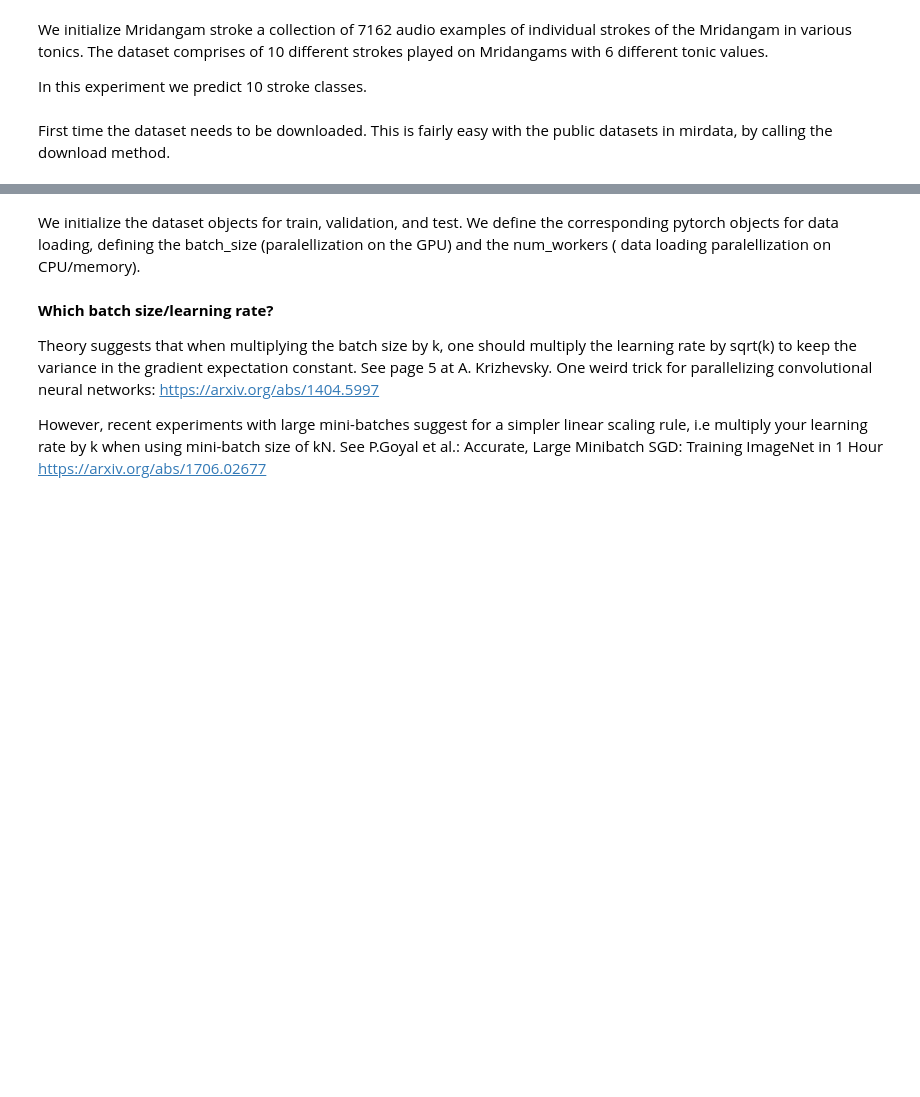
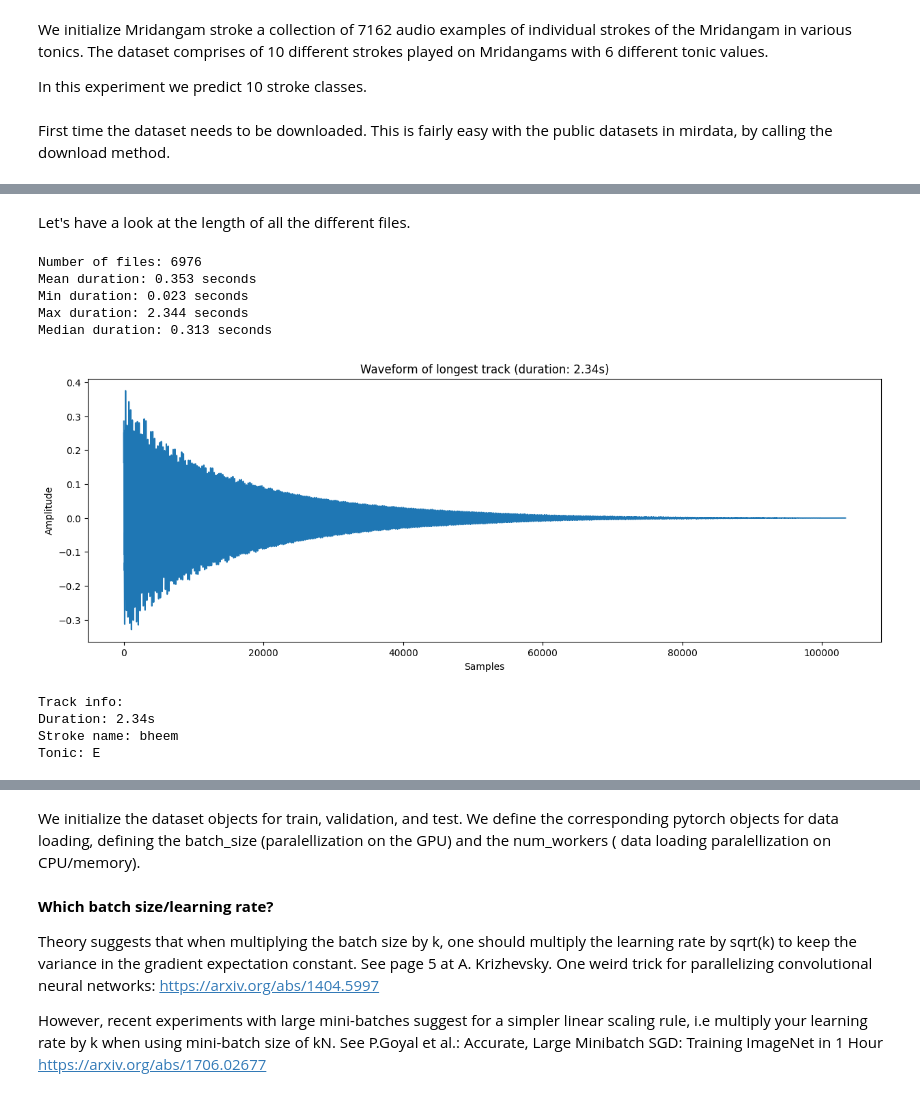
Before and after one commit to mrocamora/mir_course, a Jupyter notebook: notebooks/MIR_course-sound_classification_deep_learning_mel-spectrogram.ipynb, the cells around one changed output, grey strips where cells are left out. Drawn from its saved outputs; the diff is of its cells as text; code cells hidden in the pictures; blank space fills up the shorter version.

Commit message:
initial changes to deep learning pipeline notebook. improving data inspection pytorch dataset, cnn definition, display of logged metrics + some formatting

```diff
--- a/notebooks/MIR_course-sound_classification_deep_learning_mel-spectrogram.ipynb
+++ b/notebooks/MIR_course-sound_classification_deep_learning_mel-spectrogram.ipynb
@@ -72,0 +121,62 @@ print(track)  # see what data a track contains
+# %% [markdown]
+Let's have a look at the length of all the different files.
+# %%
+import numpy as np
+
+# Get all track IDs
+track_ids = mridangam.track_ids
+
+# Initialize list to store durations
+durations = []
+
+# Loop through all tracks and get their durations
+for track_id in track_ids:
+  track = mridangam.track(track_id)
+  metadata = torchaudio.info(track.audio_path)
+  duration = metadata.num_frames / metadata.sample_rate
+  durations.append(duration)
+
+# Convert to numpy array for easy statistics
+durations = np.array(durations)
+
+print(f"Number of files: {len(durations)}")
+print(f"Mean duration: {durations.mean():.3f} seconds")
+print(f"Min duration: {durations.min():.3f} seconds")
+print(f"Max duration: {durations.max():.3f} seconds")
+print(f"Median duration: {np.median(durations):.3f} seconds")
+# %% [output]
+Number of files: 6976
+Mean duration: 0.353 seconds
+Min duration: 0.023 seconds
+Max duration: 2.344 seconds
+Median duration: 0.313 seconds
+# %%
+# Get the longest duration track
+longest_idx = np.argmax(durations)
+longest_track_id = track_ids[longest_idx]
+longest_track = mridangam.track(longest_track_id)
+
+# Load and display audio
+x_long, sr_long = longest_track.audio
+
+# Plot waveform
+plt.figure(figsize=(15, 5))
+plt.plot(x_long)
+plt.title(f'Waveform of longest track (duration: {durations[longest_idx]:.2f}s)')
+plt.xlabel('Samples')
+plt.ylabel('Amplitude')
+plt.show()
+
+# Play the audio
+ipd.Audio(x_long, rate=sr_long)
+
+print(f"Track info:")
+print(f"Duration: {durations[longest_idx]:.2f}s")
+print(f"Stroke name: {longest_track.stroke_name}")
+print(f"Tonic: {longest_track.tonic}")
+# %% [output]
+[figure, added]
+Track info:
+Duration: 2.34s
+Stroke name: bheem
+Tonic: E
```
Also changed, not shown: parts of 35 cells of this notebook.
